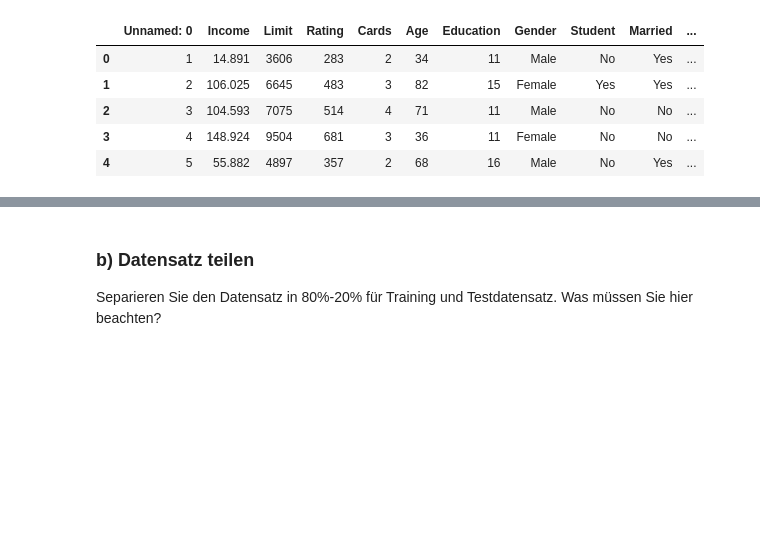
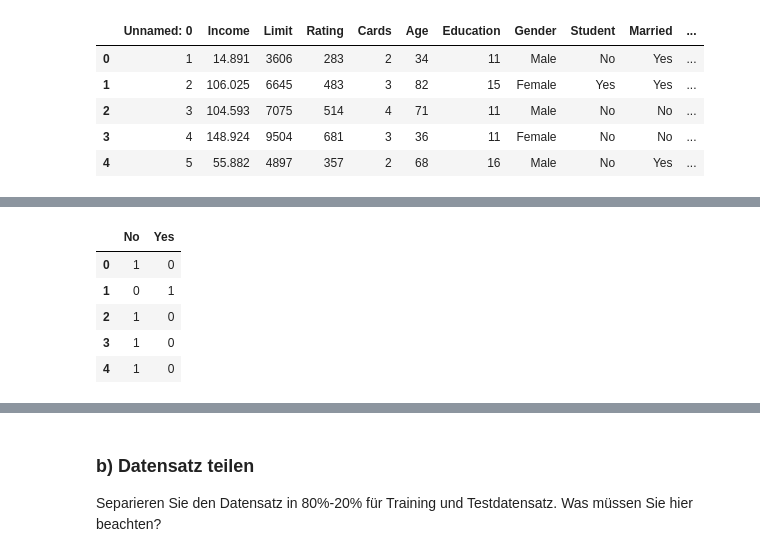
Before and after one commit to tecoKIT/smart-data-analytics, a Jupyter notebook: Uebung1/Exercise4_Carmen.ipynb, the cells around one changed output, grey strips where cells are left out. Saved outputs shown, nothing was run; the diff lists cells and outputs as text; code cells hidden in the pictures; blank space fills up the shorter version.

```diff
--- a/Uebung1/Exercise4_Carmen.ipynb
+++ b/Uebung1/Exercise4_Carmen.ipynb
@@ -34,0 +70,11 @@ data.head()
+# %%
+# create dummies for student
+student = pd.get_dummies(data_raw["Student"])
+student.head()
+# %% [output]
+|  | No | Yes |
+| 0 | 1 | 0 |
+| 1 | 0 | 1 |
+| 2 | 1 | 0 |
+| 3 | 1 | 0 |
+| 4 | 1 | 0 |
```
Also changed, not shown: parts of 20 cells of this notebook.
